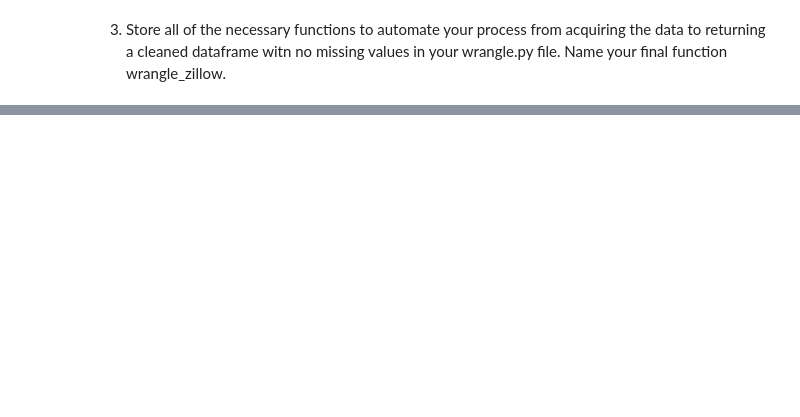
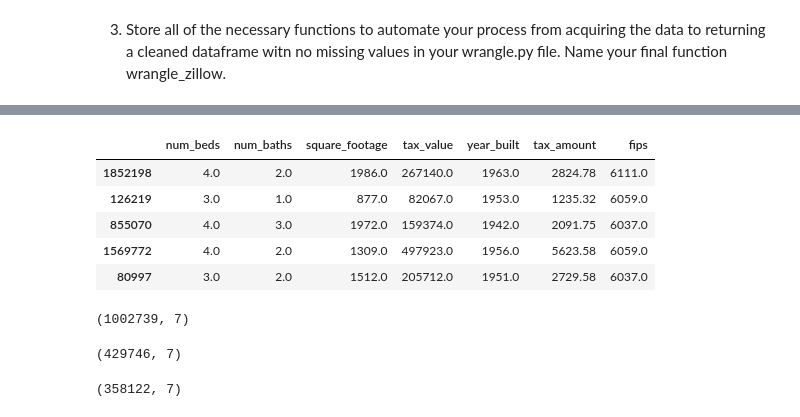
Before and after one commit to chloerwhitaker/regression-exercises, a Jupyter notebook: wrangle.ipynb, the cells around one changed output, grey strips where cells are left out. Cells and saved outputs as stored; diff of their text form; code cells hidden in the pictures; blank space fills up the shorter version.

```diff
--- a/wrangle.ipynb
+++ b/wrangle.ipynb
@@ -200,0 +308,21 @@ Steps in Prep:
+# %%
+train.head()
+# %% [output]
+|  | num_beds | num_baths | square_footage | tax_value | year_built | tax_amount | fips |
+| 1852198 | 4.0 | 2.0 | 1986.0 | 267140.0 | 1963.0 | 2824.78 | 6111.0 |
+| 126219 | 3.0 | 1.0 | 877.0 | 82067.0 | 1953.0 | 1235.32 | 6059.0 |
+| 855070 | 4.0 | 3.0 | 1972.0 | 159374.0 | 1942.0 | 2091.75 | 6037.0 |
+| 1569772 | 4.0 | 2.0 | 1309.0 | 497923.0 | 1956.0 | 5623.58 | 6059.0 |
+| 80997 | 3.0 | 2.0 | 1512.0 | 205712.0 | 1951.0 | 2729.58 | 6037.0 |
+# %%
+train.shape
+# %% [output]
+(1002739, 7)
+# %%
+validate.shape
+# %% [output]
+(429746, 7)
+# %%
+test.shape
+# %% [output]
+(358122, 7)
```
Also changed, not shown: parts of 8 cells of this notebook.
